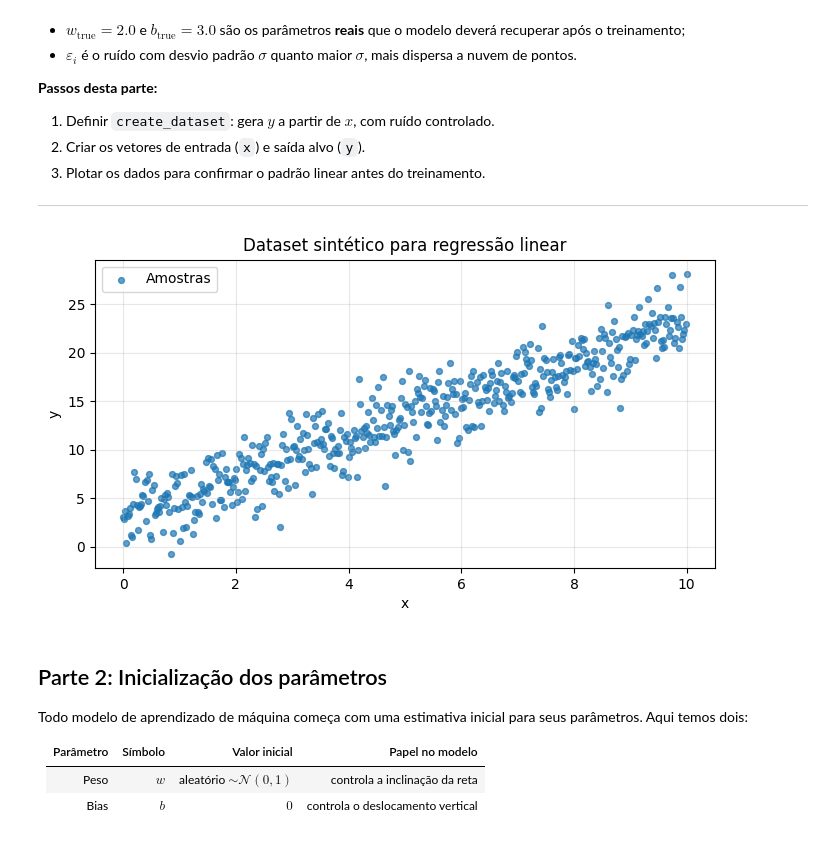
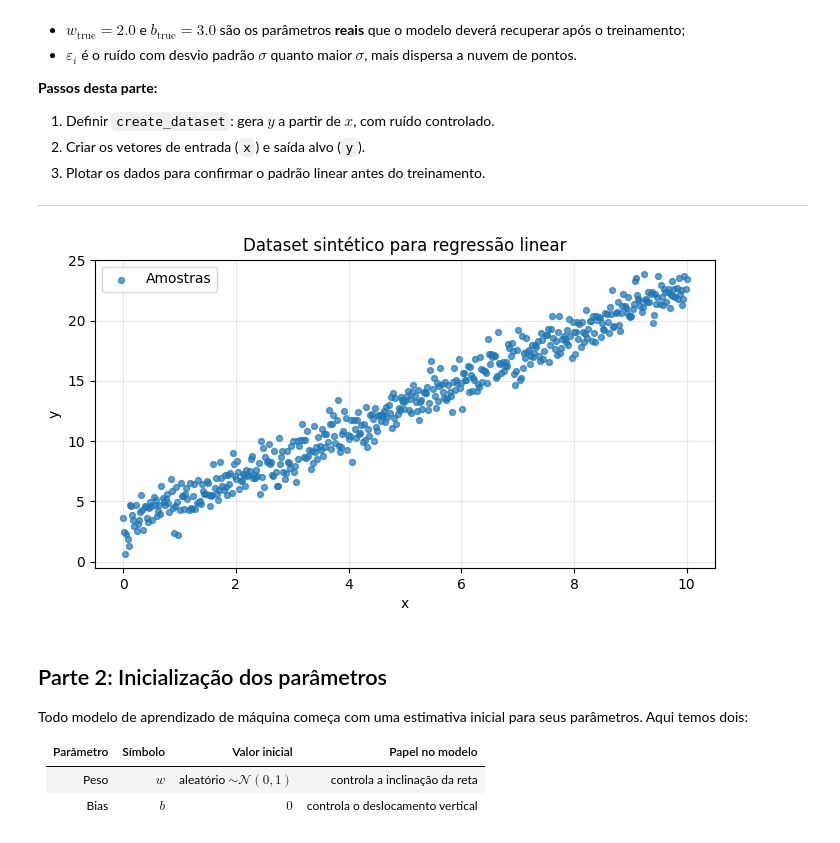
Before and after one commit to JullesMitoura/fiap-materials, a Jupyter notebook: 02_RedesNeurais/aula0_redes_neurais.ipynb, the cells around one changed output. Saved outputs shown, nothing was run; the diff lists cells and outputs as text; code cells hidden in the pictures.

```diff
--- a/02_RedesNeurais/aula0_redes_neurais.ipynb
+++ b/02_RedesNeurais/aula0_redes_neurais.ipynb
@@ -70,23 +70,23 @@ onde:
 # %%
 # Gera dados de regressão linear com ruído controlado
 
 def create_dataset(x, w, b=3.0, noise_std=0.3):
     noise = np.random.normal(loc=0.0, scale=noise_std, size=x.shape[0])
     return w * x + b + noise
 
 x = np.linspace(0, 10, 500)
-y = create_dataset(x, w=2.0, b=3.0, noise_std=2)
+y = create_dataset(x, w=2.0, b=3.0, noise_std=1)
 
 plt.figure(figsize=(8, 4))
 plt.scatter(x, y, s=18, alpha=0.7, label="Amostras")
 plt.xlabel("x")
 plt.ylabel("y")
 plt.title("Dataset sintético para regressão linear")
 plt.grid(alpha=0.3)
 plt.legend()
 plt.show()
 # %% [output]
-[figure, old version]
+[figure, new version]
 # %% [markdown]
 ## Parte 2: Inicialização dos parâmetros
 
```
Also changed, not shown: parts of 4 cells of this notebook, 5 other files.
